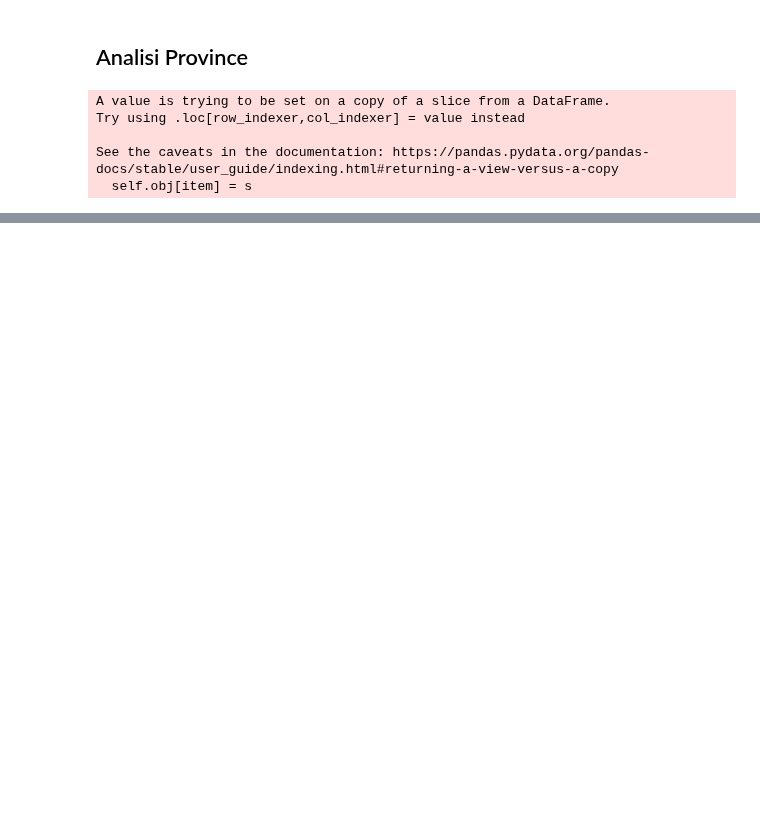
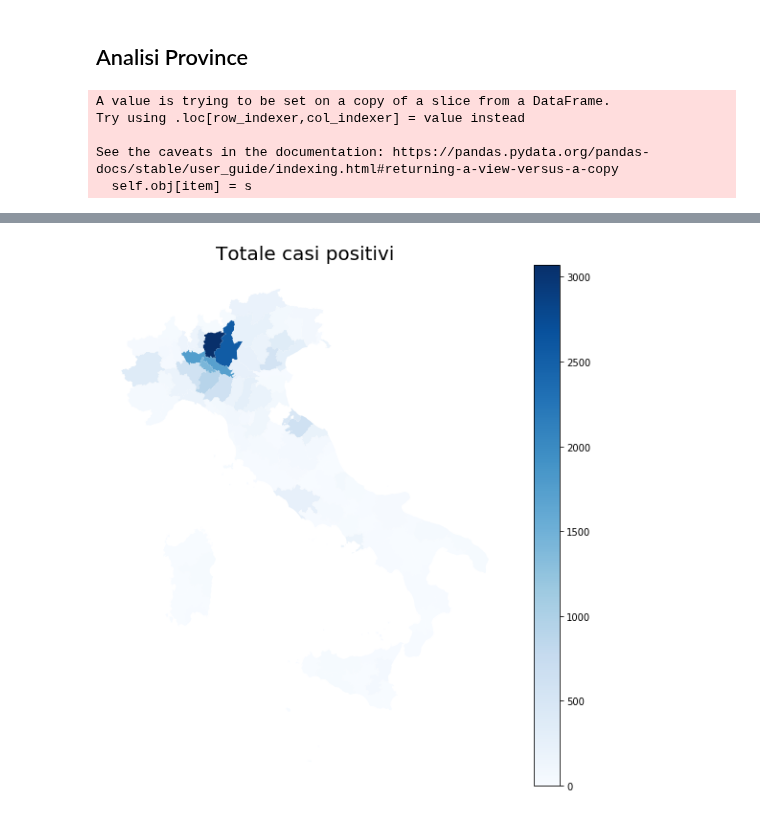
Before and after one commit to albortros/COVID-19, a Jupyter notebook: analysis/COVID.ipynb, the cells around one changed output, grey strips where cells are left out. Cells and saved outputs as stored; diff of their text form; code cells hidden in the pictures; blank space fills up the shorter version.

```diff
--- a/analysis/COVID.ipynb
+++ b/analysis/COVID.ipynb
@@ -150,6 +152,5 @@ province = np.unique(dfp[dfp.sigla_provincia != ''].sigla_provincia.values)
 # %%
-dfp['data'] = pd.to_datetime(dfp['data'])
-time = max(dfp.loc[:,'data'].values) + np.timedelta64(1,'D')
+time = max(dfp.loc[:,'data'].values) + pd.Timedelta(days=1) #+ np.timedelta64(1,'D')
 
 df_forecast = dfp[(dfp.data == max(dfp.data.values)) & (dfp.sigla_provincia != '')]
 df_forecast.loc[:,'data'] = time
@@ -171,10 +172,6 @@ for pr in province:
 
     try:
         x = df_temp[df_temp.totale_casi > 0].data.values - min(df_temp[df_temp.totale_casi > 0].data.values)
-        #x = df_temp[df_temp.totale_casi > 0].giorno.values
-        if pr == 'BG':
-            print(type(x[0]))
-        #x -= min(x)
         y = df_temp[df_temp.totale_casi > 0].totale_casi.values
         popt, pcov = optimize.curve_fit(exponential, x, y)
 
@@ -264 +194,16 @@ df_forecast.head()
+# %%
+merged = mapp_df.set_index('DEN_PCM').join(df_forecast.set_index('denominazione_provincia'))
+# %%
+variable = 'totale_casi'
+vmin, vmax  = 0, max(merged[variable].values)
+fig, ax = plt.subplots(1,figsize=(10,10))
+
+merged.plot(column = variable, cmap = 'Blues', ax = ax);
+ax.axis('off')
+ax.set_title('Totale casi positivi', fontdict={'fontsize':'20'})
+scale = plt.cm.ScalarMappable(cmap ='Blues', norm = plt.Normalize(vmin=vmin, vmax=vmax))
+cbar = fig.colorbar(scale)
+plt.savefig('map.png', dpi = 300, bbox_inches = 'tight')
+# %% [output]
+[figure, added]
 # %%
```
Also changed, not shown: parts of 30 cells of this notebook.
